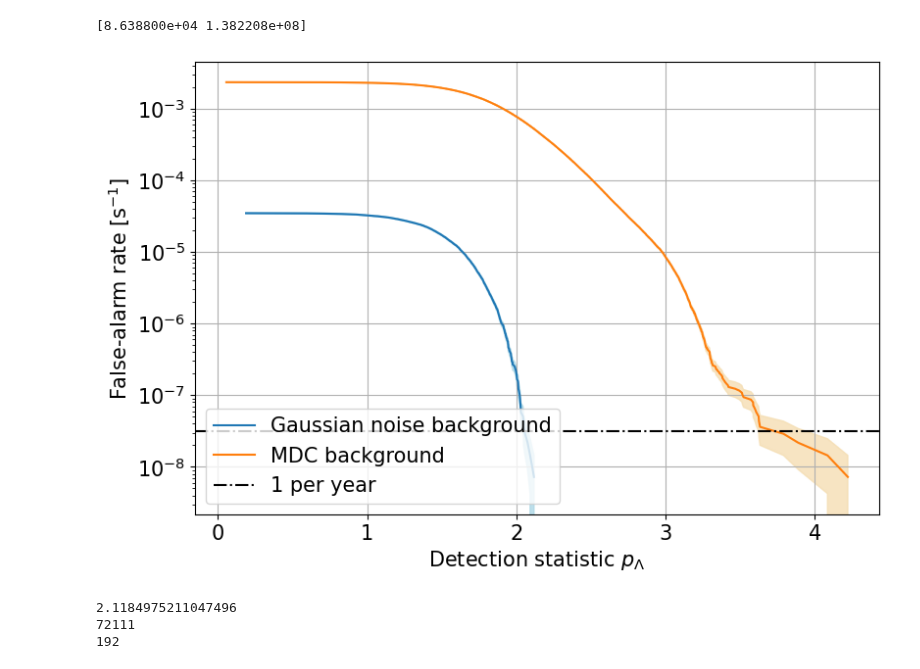
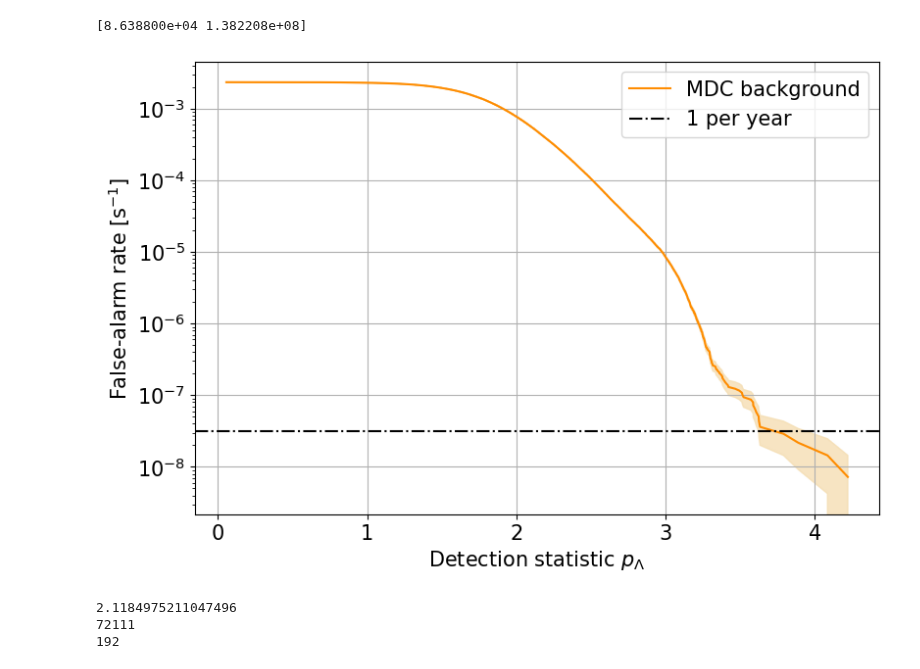
Before and after one commit to Glorieux-Victor/Internship_Victor_CBC_ET, a Jupyter notebook: PySTAMPAS_analysis/analyze_background_triggers.ipynb, the cells around one changed output. Cells and saved outputs as stored; diff of their text form; code cells hidden in the pictures.

Commit message:
fig MDC and noise alone for background

```diff
--- a/PySTAMPAS_analysis/analyze_background_triggers.ipynb
+++ b/PySTAMPAS_analysis/analyze_background_triggers.ipynb
@@ -55,24 +60,24 @@ sorted_stat2, FAR2, error2 = compute_far_with_errorbar(triggers_MDC['p_lambda'],
 # %%
 plt.figure(figsize=(9,6))
 ax = plt.gca()
 
-ax.plot(sorted_stat1, FAR1, label='Gaussian noise background')
-ax.fill_between(sorted_stat1, FAR1 - error1, FAR1 + error1, alpha=0.8, color="lightblue")
+# ax.plot(sorted_stat1, FAR1, label='Gaussian noise background')
+# ax.fill_between(sorted_stat1, FAR1 - error1, FAR1 + error1, alpha=0.8, color="lightblue")
 
-ax.plot(sorted_stat2, FAR2, label='MDC background')
+ax.plot(sorted_stat2, FAR2, label='MDC background', color = 'darkorange')
 ax.fill_between(sorted_stat2, FAR2 - error2, FAR2 + error2, alpha=0.8, color="wheat")
 
 ax.set_xlabel(r'Detection statistic $p_\Lambda$', fontsize=15)
 ax.set_ylabel(r'False-alarm rate [s$^{-1}$]', fontsize=15)
 ax.tick_params(axis='both', labelsize=15)
 ax.set_yscale('log')
 ax.axhline(1/365.25/86400, 0, 1, color='black', ls='-.', label='1 per year')
 ax.grid()
 ax.legend(fontsize=15)
 
-# plt.savefig('noise_and_MDC_FAR.svg', format = 'svg')
+plt.savefig('results/MDC_FAR.svg', format = 'svg')
 # %% [output]
-[figure, old version]
+[figure, new version]
 # %%
 max_noise = np.max(triggers_noise['p_lambda'])
 print(max_noise)
```
Also changed, not shown: parts of 1 cell of this notebook, 2 other files.
